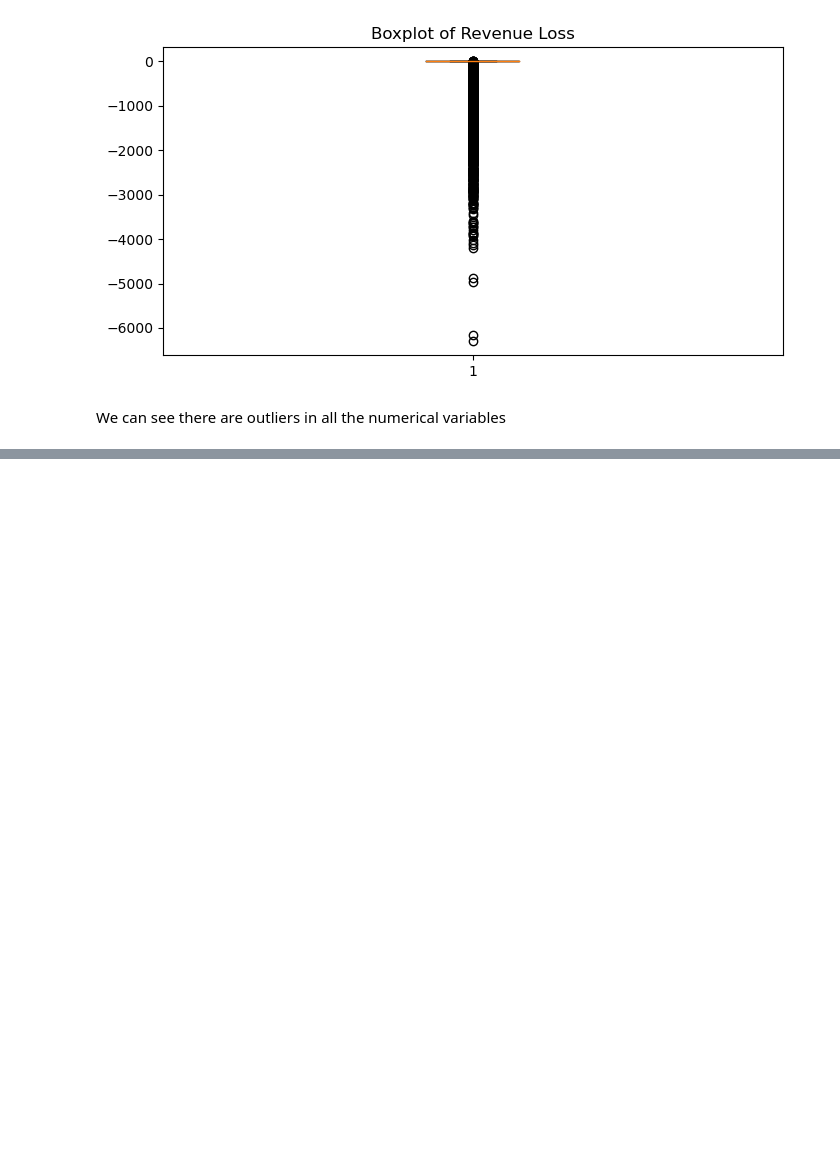
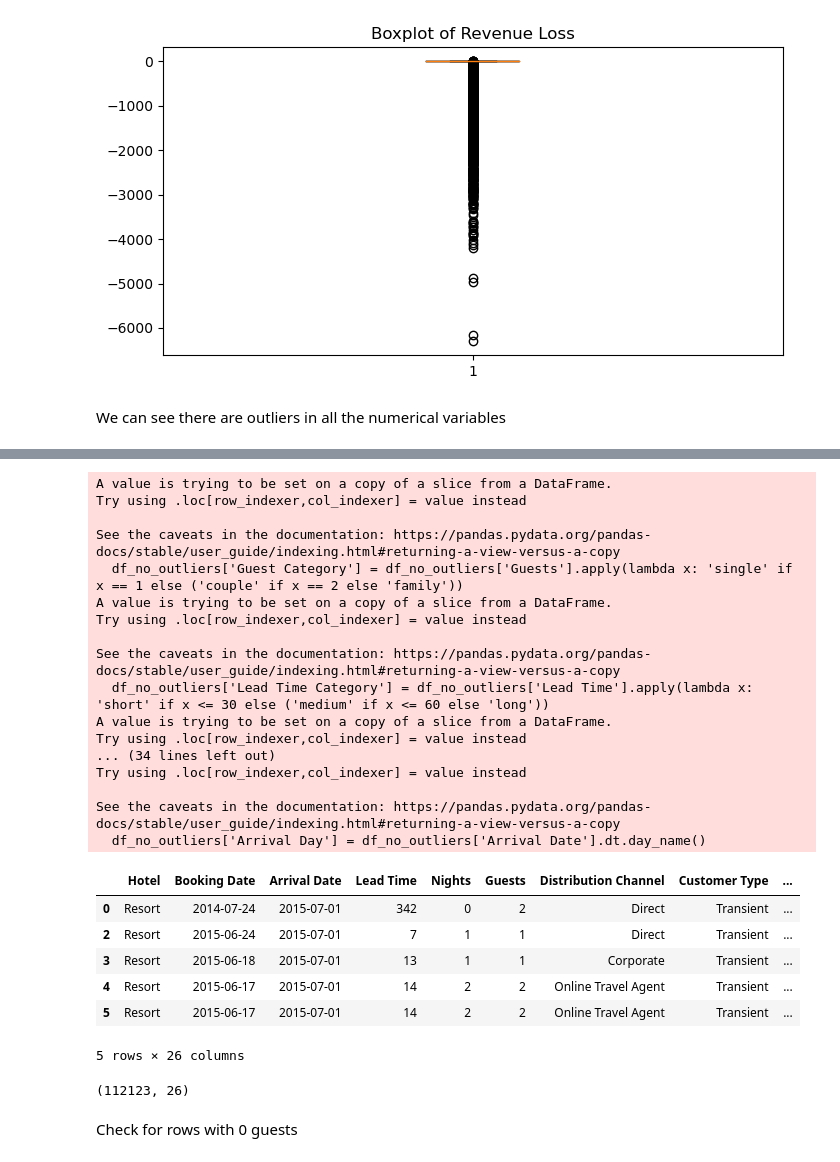
Before and after one commit to PoojaChandrashekara/Analysing-Booking-Data-For-Major-Hotel-Chain, a Jupyter notebook: booking-analysis.ipynb, the cells around one changed output, grey strips where cells are left out. Saved outputs shown, nothing was run; the diff lists cells and outputs as text; code cells hidden in the pictures; blank space fills up the shorter version.

```diff
--- a/booking-analysis.ipynb
+++ b/booking-analysis.ipynb
@@ -243,0 +291,5 @@ for var in continuous_variables:
+# %%
+# Change datatype of variables Avg Daily Rate, Revenue and Revenue Loss to correct format from float64 to int64
+df_no_outliers['Avg Daily Rate'] = df_no_outliers['Avg Daily Rate'].astype(int)
+df_no_outliers['Revenue'] = df_no_outliers['Revenue'].astype(int)
+df_no_outliers['Revenue Loss'] = df_no_outliers['Revenue Loss'].astype(int)
@@ -243,0 +334,9 @@ for var in continuous_variables:
+# %%
+#convert negative values of revenue loss in to positive
+df_no_outliers['Revenue Loss'] = df_no_outliers['Revenue Loss'].abs()
+
+#checking the dataset after converting negative values of revenue loss in to positive
+print(df_no_outliers.head())
+#checking unique values in each variable
+for var in df_no_outliers.columns:
+    print(var, df_no_outliers[var].unique())
@@ -243,0 +366,63 @@ for var in continuous_variables:
+# %%
+# Creating 'guest_category' from variable 'Guests' where 1: single, 2 : couple or more :family
+df_no_outliers['Guest Category'] = df_no_outliers['Guests'].apply(lambda x: 'single' if x == 1 else ('couple' if x == 2 else 'family'))
+
+# Creating 'lead_time_category' from 'Lead Time' variale to display category
+df_no_outliers['Lead Time Category'] = df_no_outliers['Lead Time'].apply(lambda x: 'short' if x <= 30 else ('medium' if x <= 60 else 'long'))
+
+# Creating 'stay_duration_category' from 'Nights' variable to display category
+df_no_outliers['Stay Duration Category'] = df_no_outliers['Nights'].apply(lambda x: 'short' if x <= 3 else ('medium' if x <= 7 else 'long'))
+
+# Creating 'revenue_category' from 'Revenue' variable to display category
+df_no_outliers['Revenue Category'] = df_no_outliers['Revenue'].apply(lambda x: 'low' if x <= 100 else ('medium' if x <= 200 else 'high'))
+
+# Creating 'revenue_loss_category' from 'Revenue Loss' variable to display category
+df_no_outliers['Revenue Loss Category'] = df_no_outliers['Revenue Loss'].apply(lambda x: 'low' if x <= 100 else ('medium' if x <= 200 else 'high'))
+
+# Creating 'adr_category' from 'Avg Daily Rate' variable to display category
+df_no_outliers['ADR Category'] = df_no_outliers['Avg Daily Rate'].apply(lambda x: 'low' if x <= 100 else ('medium' if x <= 200 else 'high'))
+
+# Creating 'booking_month' from 'Booking Date' variable to display month
+df_no_outliers['Booking Month'] = df_no_outliers['Booking Date'].dt.month_name()
+# Creating 'booking_day' from 'Booking Date' variable to display day
+df_no_outliers['Booking Day'] = df_no_outliers['Booking Date'].dt.day_name()
+
+# Creating 'Arrival Month' from 'Arrival Date' variable to display month
+df_no_outliers['Arrival Month'] = df_no_outliers['Arrival Date'].dt.month_name()
+# Creating 'Arrival Day' from 'Arrival Date' variable to display day
+df_no_outliers['Arrival Day'] = df_no_outliers['Arrival Date'].dt.day_name()
+
+#check dataset after creating new variables
+df_no_outliers.head()
+# %% [output]
+A value is trying to be set on a copy of a slice from a DataFrame.
+Try using .loc[row_indexer,col_indexer] = value instead
+
+See the caveats in the documentation: https://pandas.pydata.org/pandas-docs/stable/user_guide/indexing.html#returning-a-view-versus-a-copy
+  df_no_outliers['Guest Category'] = df_no_outliers['Guests'].apply(lambda x: 'single' if x == 1 else ('couple' if x == 2 else 'family'))
+A value is trying to be set on a copy of a slice from a DataFrame.
+Try using .loc[row_indexer,col_indexer] = value instead
+
+See the caveats in the documentation: https://pandas.pydata.org/pandas-docs/stable/user_guide/indexing.html#returning-a-view-versus-a-copy
+  df_no_outliers['Lead Time Category'] = df_no_outliers['Lead Time'].apply(lambda x: 'short' if x <= 30 else ('medium' if x <= 60 else 'long'))
+A value is trying to be set on a copy of a slice from a DataFrame.
+Try using .loc[row_indexer,col_indexer] = value instead
+... (34 lines left out)
+Try using .loc[row_indexer,col_indexer] = value instead
+
+See the caveats in the documentation: https://pandas.pydata.org/pandas-docs/stable/user_guide/indexing.html#returning-a-view-versus-a-copy
+  df_no_outliers['Arrival Day'] = df_no_outliers['Arrival Date'].dt.day_name()
+|  | Hotel | Booking Date | Arrival Date | Lead Time | Nights | Guests | Distribution Channel | Customer Type | ... |
+| 0 | Resort | 2014-07-24 | 2015-07-01 | 342 | 0 | 2 | Direct | Transient | ... |
+| 2 | Resort | 2015-06-24 | 2015-07-01 | 7 | 1 | 1 | Direct | Transient | ... |
+| 3 | Resort | 2015-06-18 | 2015-07-01 | 13 | 1 | 1 | Corporate | Transient | ... |
+| 4 | Resort | 2015-06-17 | 2015-07-01 | 14 | 2 | 2 | Online Travel Agent | Transient | ... |
+| 5 | Resort | 2015-06-17 | 2015-07-01 | 14 | 2 | 2 | Online Travel Agent | Transient | ... |
+5 rows × 26 columns
+# %%
+#shape of dataset after creating new variables
+df_no_outliers.shape
+# %% [output]
+(112123, 26)
+# %% [markdown]
+Check for rows with 0 guests
```
Also changed, not shown: parts of 15 cells of this notebook.
